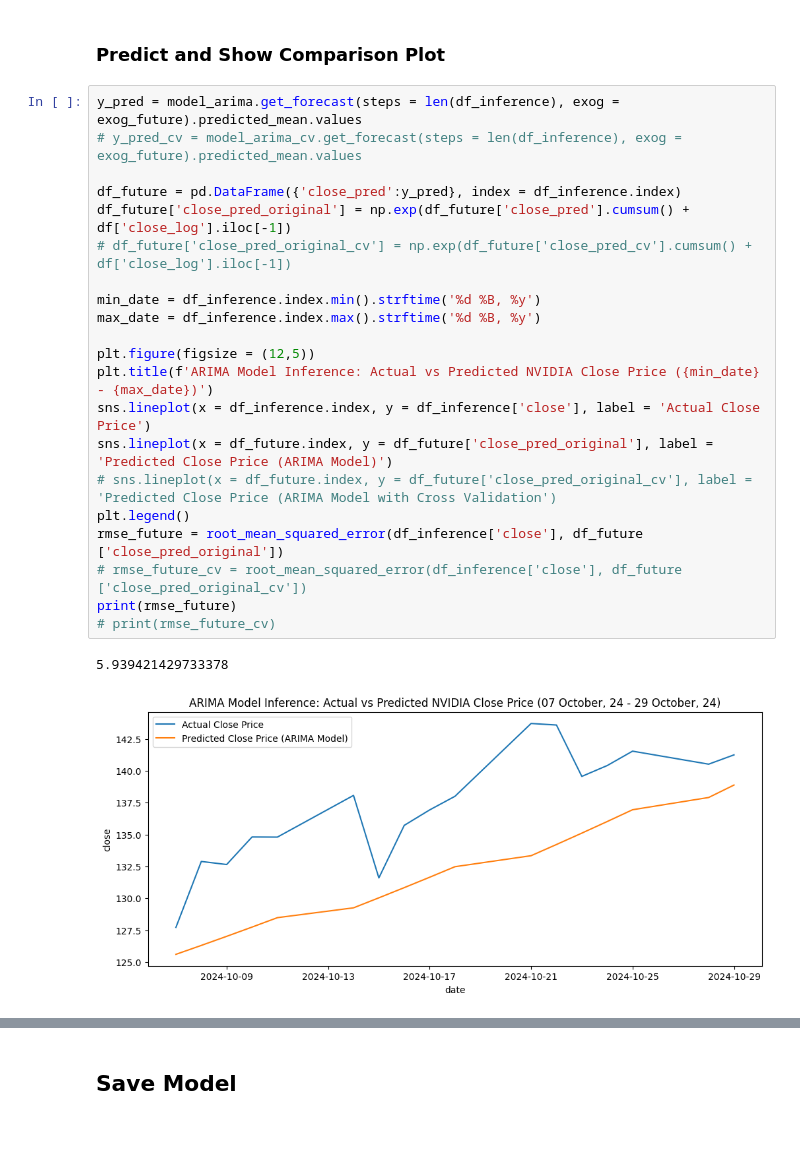
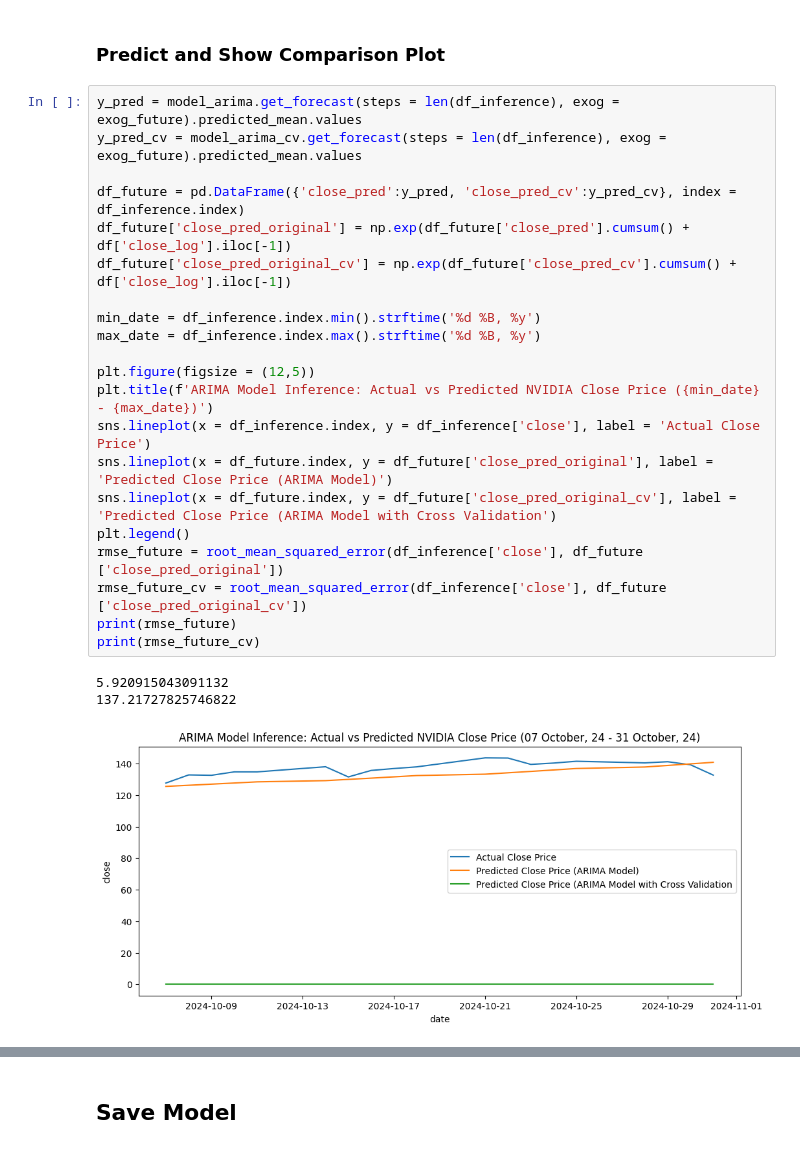
Before and after one commit to fadhilrezam/Time_Series_Forecasting_Stock_Market, a Jupyter notebook: notebooks/main.ipynb, the cells around one changed output, grey strips where cells are left out. Saved outputs shown, nothing was run; the diff lists cells and outputs as text.

```diff
--- a/notebooks/main.ipynb
+++ b/notebooks/main.ipynb
@@ -498,25 +496,26 @@ exog_future
 ### Predict and Show Comparison Plot
 # %%
 y_pred = model_arima.get_forecast(steps = len(df_inference), exog = exog_future).predicted_mean.values
-# y_pred_cv = model_arima_cv.get_forecast(steps = len(df_inference), exog = exog_future).predicted_mean.values
+y_pred_cv = model_arima_cv.get_forecast(steps = len(df_inference), exog = exog_future).predicted_mean.values
 
-df_future = pd.DataFrame({'close_pred':y_pred}, index = df_inference.index)
+df_future = pd.DataFrame({'close_pred':y_pred, 'close_pred_cv':y_pred_cv}, index = df_inference.index)
 df_future['close_pred_original'] = np.exp(df_future['close_pred'].cumsum() + df['close_log'].iloc[-1])
-# df_future['close_pred_original_cv'] = np.exp(df_future['close_pred_cv'].cumsum() + df['close_log'].iloc[-1])
+df_future['close_pred_original_cv'] = np.exp(df_future['close_pred_cv'].cumsum() + df['close_log'].iloc[-1])
 
 min_date = df_inference.index.min().strftime('%d %B, %y')
 max_date = df_inference.index.max().strftime('%d %B, %y')
 
 plt.figure(figsize = (12,5))
 plt.title(f'ARIMA Model Inference: Actual vs Predicted NVIDIA Close Price ({min_date} - {max_date})')
 sns.lineplot(x = df_inference.index, y = df_inference['close'], label = 'Actual Close Price')
 sns.lineplot(x = df_future.index, y = df_future['close_pred_original'], label = 'Predicted Close Price (ARIMA Model)')
-# sns.lineplot(x = df_future.index, y = df_future['close_pred_original_cv'], label = 'Predicted Close Price (ARIMA Model with Cross Validation')
+sns.lineplot(x = df_future.index, y = df_future['close_pred_original_cv'], label = 'Predicted Close Price (ARIMA Model with Cross Validation')
 plt.legend()
 rmse_future = root_mean_squared_error(df_inference['close'], df_future ['close_pred_original'])
-# rmse_future_cv = root_mean_squared_error(df_inference['close'], df_future ['close_pred_original_cv'])
+rmse_future_cv = root_mean_squared_error(df_inference['close'], df_future ['close_pred_original_cv'])
 print(rmse_future)
-# print(rmse_future_cv)
+print(rmse_future_cv)
 # %% [output]
-5.939421429733378
+5.920915043091132
+137.21727825746822
-[figure, old version]
+[figure, new version]
```
Also changed, not shown: parts of 6 cells of this notebook, 22 other files.
